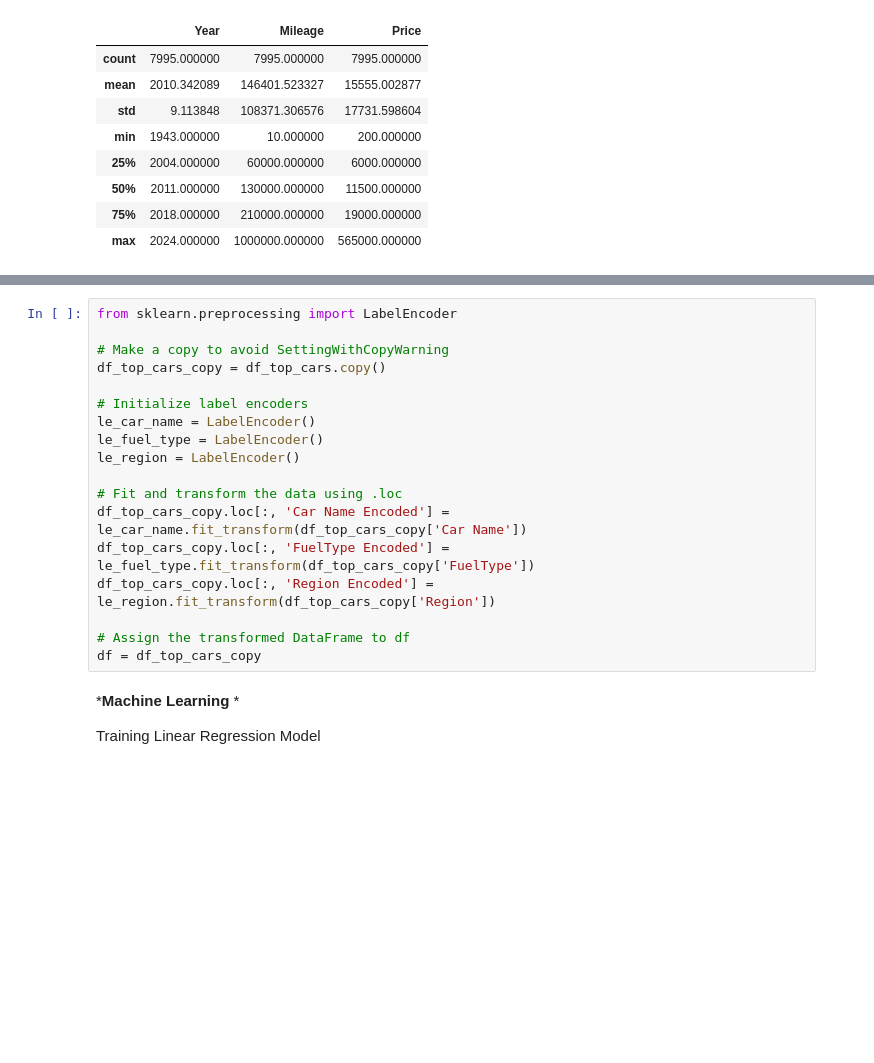
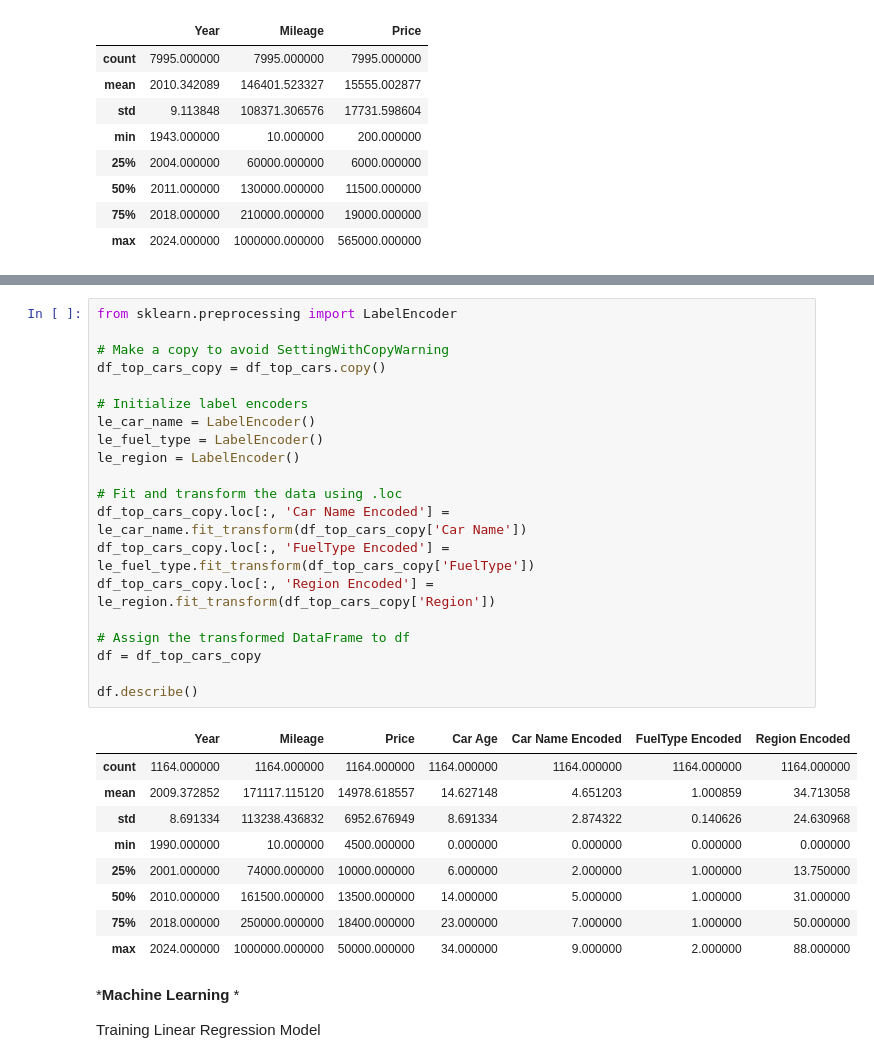
Before and after one commit to melkonyankarapet/Kaggle-data-analysis, a Jupyter notebook: arm-car-values-prediction.ipynb, the cells around one changed output, grey strips where cells are left out. Cells and saved outputs as stored; diff of their text form; blank space fills up the shorter version.

```diff
--- a/arm-car-values-prediction.ipynb
+++ b/arm-car-values-prediction.ipynb
@@ -204,21 +155,33 @@ print(df_top_cars)
 # %%
 from sklearn.preprocessing import LabelEncoder
 
 # Make a copy to avoid SettingWithCopyWarning
 df_top_cars_copy = df_top_cars.copy()
 
 # Initialize label encoders
 le_car_name = LabelEncoder()
 le_fuel_type = LabelEncoder()
 le_region = LabelEncoder()
 
 # Fit and transform the data using .loc
 df_top_cars_copy.loc[:, 'Car Name Encoded'] = le_car_name.fit_transform(df_top_cars_copy['Car Name'])
 df_top_cars_copy.loc[:, 'FuelType Encoded'] = le_fuel_type.fit_transform(df_top_cars_copy['FuelType'])
 df_top_cars_copy.loc[:, 'Region Encoded'] = le_region.fit_transform(df_top_cars_copy['Region'])
 
 # Assign the transformed DataFrame to df
 df = df_top_cars_copy
+
+df.describe()
+# %% [output]
+|  | Year | Mileage | Price | Car Age | Car Name Encoded | FuelType Encoded | Region Encoded |
+| count | 1164.000000 | 1164.000000 | 1164.000000 | 1164.000000 | 1164.000000 | 1164.000000 | 1164.000000 |
+| mean | 2009.372852 | 171117.115120 | 14978.618557 | 14.627148 | 4.651203 | 1.000859 | 34.713058 |
+| std | 8.691334 | 113238.436832 | 6952.676949 | 8.691334 | 2.874322 | 0.140626 | 24.630968 |
+| min | 1990.000000 | 10.000000 | 4500.000000 | 0.000000 | 0.000000 | 0.000000 | 0.000000 |
+| 25% | 2001.000000 | 74000.000000 | 10000.000000 | 6.000000 | 2.000000 | 1.000000 | 13.750000 |
+| 50% | 2010.000000 | 161500.000000 | 13500.000000 | 14.000000 | 5.000000 | 1.000000 | 31.000000 |
+| 75% | 2018.000000 | 250000.000000 | 18400.000000 | 23.000000 | 7.000000 | 1.000000 | 50.000000 |
+| max | 2024.000000 | 1000000.000000 | 50000.000000 | 34.000000 | 9.000000 | 2.000000 | 88.000000 |
 # %% [markdown]
 ***Machine Learning** *
 
```
Also changed, not shown: parts of 5 cells of this notebook.
